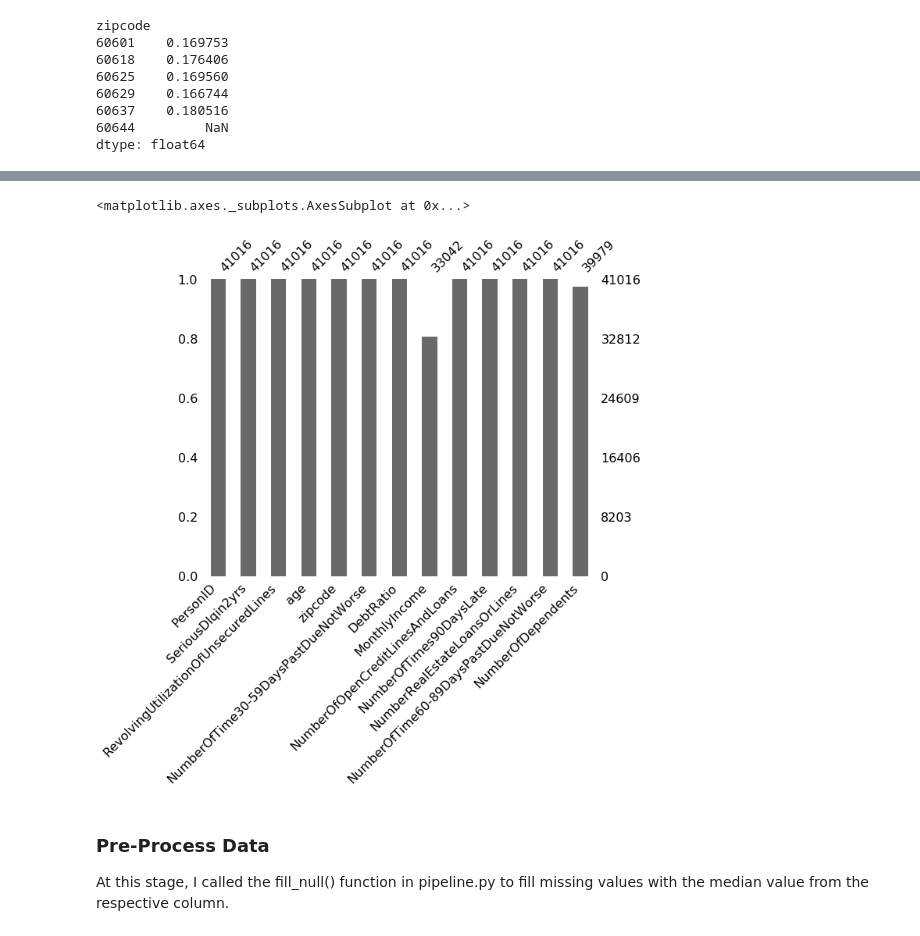
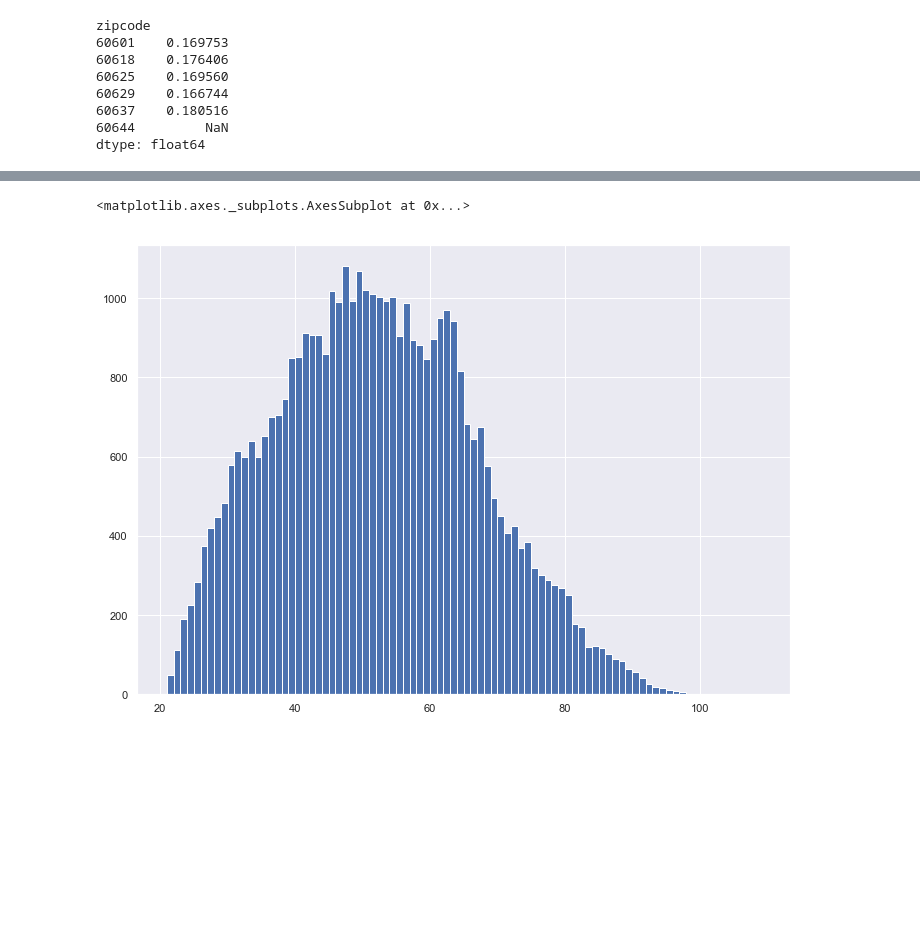
Before and after one commit to jamjensen/ml-pub-policy, a Jupyter notebook: hw2/hw2-writeup.ipynb, the cells around one changed output, grey strips where cells are left out. Saved outputs shown, nothing was run; the diff lists cells and outputs as text; code cells hidden in the pictures; blank space fills up the shorter version.

```diff
--- a/hw2/hw2-writeup.ipynb
+++ b/hw2/hw2-writeup.ipynb
@@ -81,9 +115,6 @@ explore.missing_matrix(df)
-# %%
-#Displays number of expected rows and number of actual for each column.
-explore.missing_bar(df)
-# %% [output]
-<matplotlib.axes._subplots.AxesSubplot at 0x...>
-[figure, removed]
-# %% [markdown]
-### Pre-Process Data
-At this stage, I called the fill_null() function in pipeline.py to fill missing values with the median value from the respective column.
+# %%
+df['age'].max() - df['age'].min()
+df['age'].hist(bins=88)
+# %% [output]
+<matplotlib.axes._subplots.AxesSubplot at 0x...>
+[figure, added]
```
Also changed, not shown: parts of 24 cells of this notebook, 2 other files.
